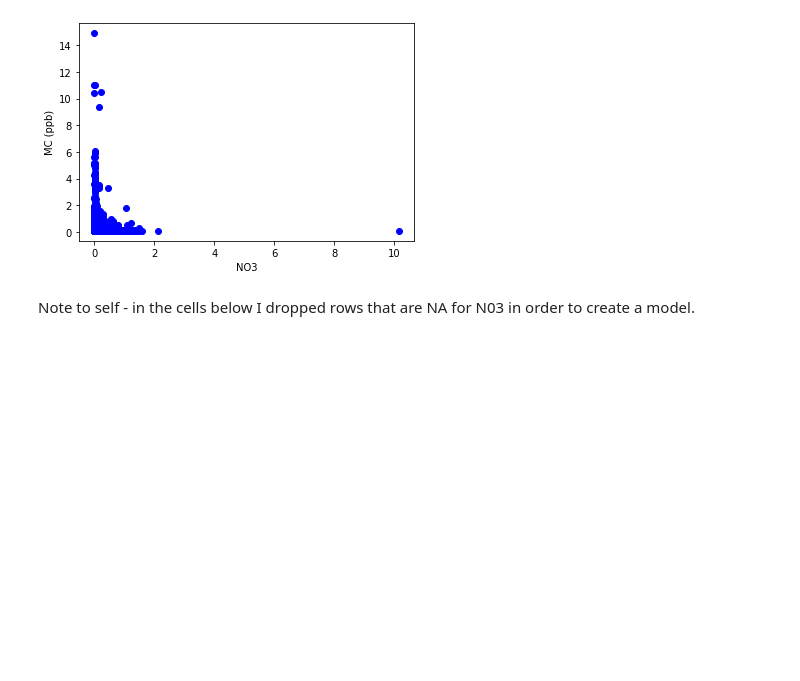
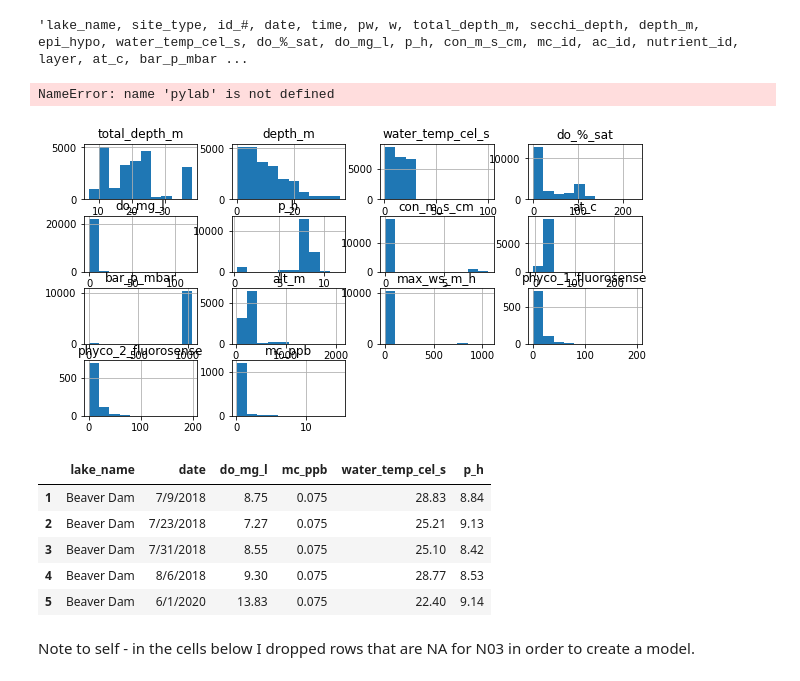
Before and after one commit to austin-strahan/Lakes-ML, a Jupyter notebook: Dr-J-version.ipynb, the cells around one changed output. Saved outputs shown, nothing was run; the diff lists cells and outputs as text; code cells hidden in the pictures; blank space fills up the shorter version.

```diff
--- a/Dr-J-version.ipynb
+++ b/Dr-J-version.ipynb
@@ -7,7 +10,2 @@ from sklearn import linear_model
 # %%
 df = pd.read_csv("LakeData.csv", low_memory = False)
-df = clean_columns(df)
-df = df.dropna(subset=['mc_ppb'])
-df = df.drop(['site_type', 'pw', 'w', 'epi_hypo','mc_id',
-              'ac_id', 'notes', 'unnamed_50', 'unnamed_51'], axis=1)
-df.head()
@@ -26,0 +16,4 @@ df.head()
+# %%
+clean_df = clean_columns(df)
+c_df = clean_df.drop(['site_type','mc_id', 'ac_id', 'pw', 'w', 'epi_hypo', 'notes'], axis = 1).dropna(how = "all")
+c_df.head()
@@ -27,10 +29,25 @@ df.head()
+# %%
+', '.join(list(clean_df.columns))
+# %% [output]
+'lake_name, site_type, id_#, date, time, pw, w, total_depth_m, secchi_depth, depth_m, epi_hypo, water_temp_cel_s, do_%_sat, do_mg_l, p_h, con_m_s_cm, mc_id, ac_id, nutrient_id, layer, at_c, bar_p_mbar ...
+# %%
+viz = c_df[["total_depth_m", "secchi_depth", "depth_m", "water_temp_cel_s", "do_%_sat", "do_mg_l", "p_h", "con_m_s_cm", "at_c", "bar_p_mbar", "alt_m", "max_ws_m_h", "avg_ws_m_h", "chloro_1_fluorosense", "chloro_2_fluorosense", "phyco_1_fluorosense", "phyco_2_fluorosense", "mc_ppb"]]
+viz.hist()
+fig = pylab.figure(figsize=(18,30))
+plt.show()
+# %% [output]
+NameError: name 'pylab' is not defined
+[figure, added]
 # %%
-plt.scatter(df.no_3, df.mc_ppb,  color='blue')
-plt.xlabel("NO3")
-plt.ylabel("MC (ppb)")
-plt.show()
+pdf = c_df[["lake_name", "date", "do_mg_l", "mc_ppb", "water_temp_cel_s", "p_h"]].dropna()
+pdf.head(5)
 # %% [output]
-[figure, removed]
+|  | lake_name | date | do_mg_l | mc_ppb | water_temp_cel_s | p_h |
+| 1 | Beaver Dam | 7/9/2018 | 8.75 | 0.075 | 28.83 | 8.84 |
+| 2 | Beaver Dam | 7/23/2018 | 7.27 | 0.075 | 25.21 | 9.13 |
+| 3 | Beaver Dam | 7/31/2018 | 8.55 | 0.075 | 25.10 | 8.42 |
+| 4 | Beaver Dam | 8/6/2018 | 9.30 | 0.075 | 28.77 | 8.53 |
+| 5 | Beaver Dam | 6/1/2020 | 13.83 | 0.075 | 22.40 | 9.14 |
 # %% [markdown]
 Note to self - in the cells below I dropped rows that are NA for N03 in order to create a model.
 # %%
```
Also changed, not shown: parts of 4 cells of this notebook, 1 other file.
